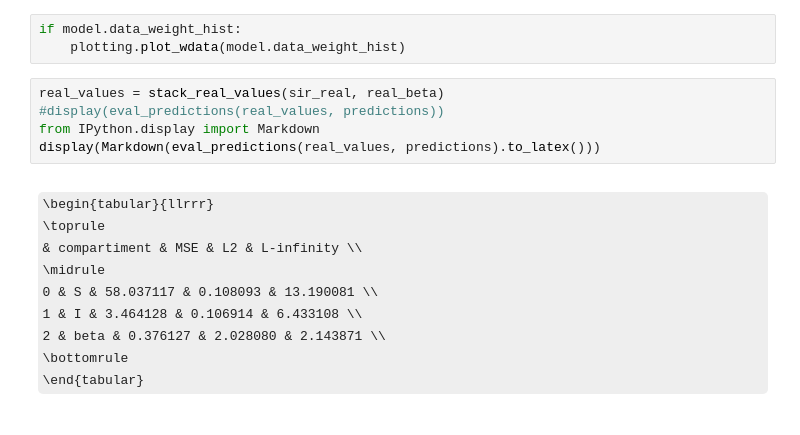
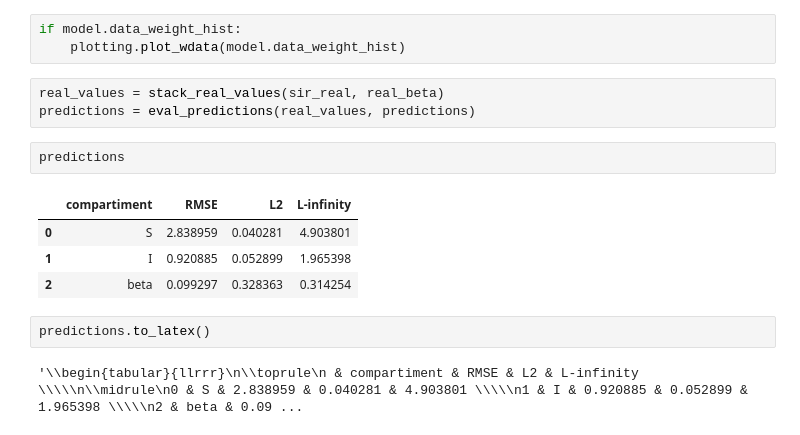
Before and after one commit to ginbar/inverse-cm, a Jupyter notebook: notebooks/real_data/test.ipynb, the cells around one changed output. Cells and saved outputs as stored; diff of their text form; some formulas as TeX source.

Commit message:
mais melhorias no código e trocando MSE por RMSE

```diff
--- a/notebooks/real_data/test.ipynb
+++ b/notebooks/real_data/test.ipynb
@@ -90,19 +92,18 @@ if model.data_weight_hist:
     plotting.plot_wdata(model.data_weight_hist)
 # %%
 real_values = stack_real_values(sir_real, real_beta)
-#display(eval_predictions(real_values, predictions))
-from IPython.display import Markdown
-display(Markdown(eval_predictions(real_values, predictions).to_latex()))
+predictions = eval_predictions(real_values, predictions)
-# %% [output]
-\begin{tabular}{llrrr}
-\toprule
- & compartiment & MSE & L2 & L-infinity \\
-\midrule
-0 & S & 58.037117 & 0.108093 & 13.190081 \\
-1 & I & 3.464128 & 0.106914 & 6.433108 \\
-2 & beta & 0.376127 & 2.028080 & 2.143871 \\
-\bottomrule
-\end{tabular}
+# %%
+predictions
+# %% [output]
+|  | compartiment | RMSE | L2 | L-infinity |
+| 0 | S | 2.838959 | 0.040281 | 4.903801 |
+| 1 | I | 0.920885 | 0.052899 | 1.965398 |
+| 2 | beta | 0.099297 | 0.328363 | 0.314254 |
+# %%
+predictions.to_latex()
+# %% [output]
+'\\begin{tabular}{llrrr}\n\\toprule\n & compartiment & RMSE & L2 & L-infinity \\\\\n\\midrule\n0 & S & 2.838959 & 0.040281 & 4.903801 \\\\\n1 & I & 0.920885 & 0.052899 & 1.965398 \\\\\n2 & beta & 0.09 ...
 # %%
 model.formated_total_training_time
 # %% [output]
```
Also changed, not shown: parts of 9 cells of this notebook, 2 other files.
